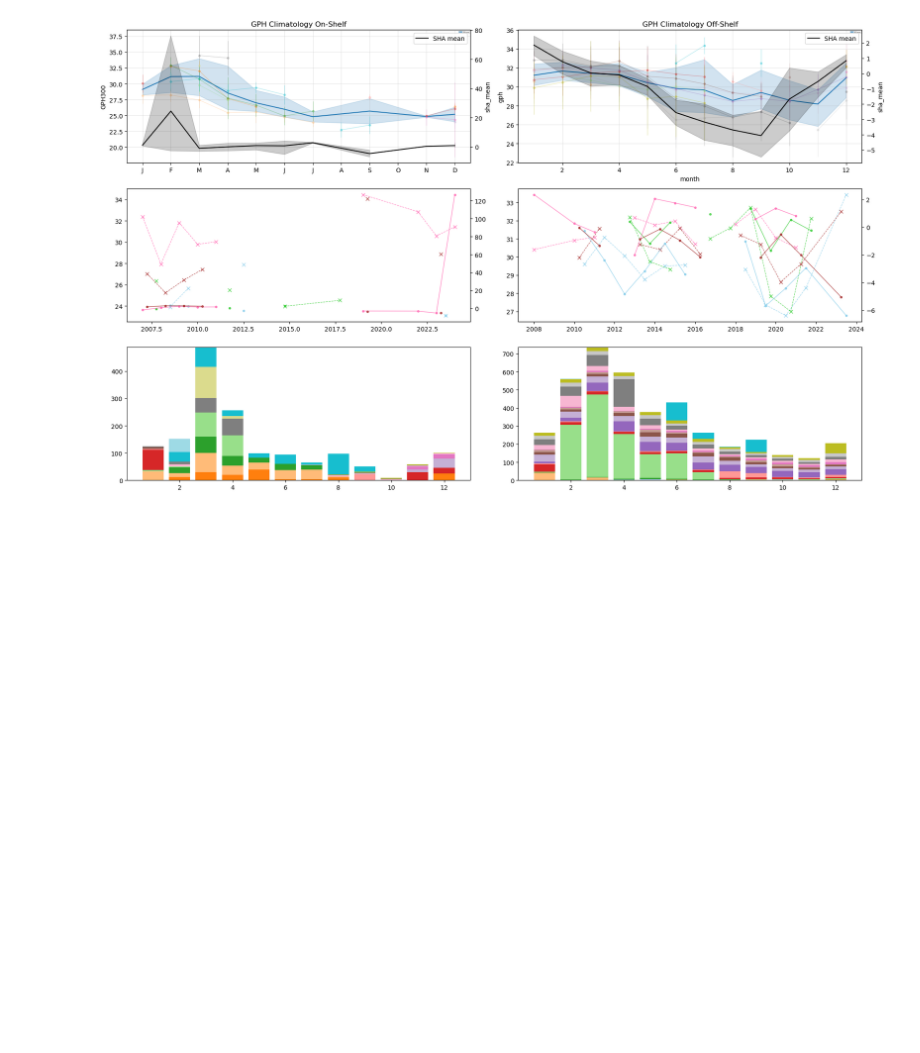
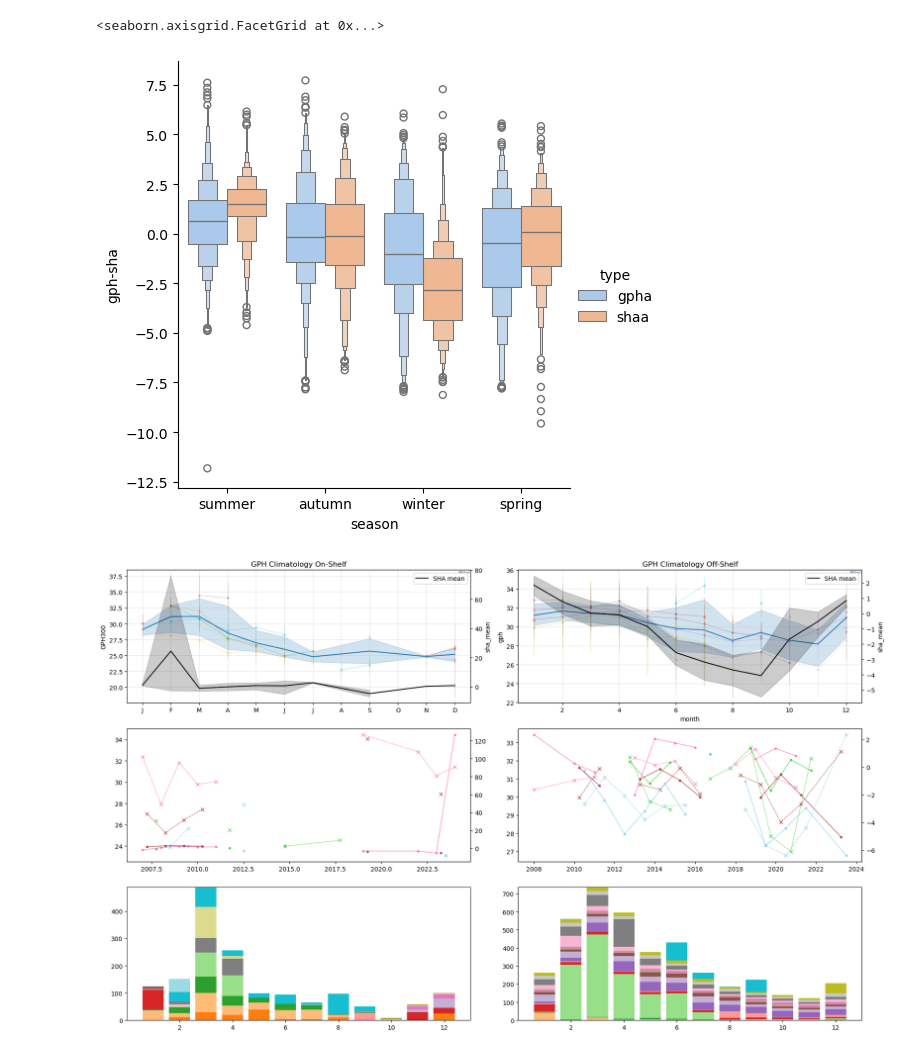
Before and after one commit to eejco/thesis_c3, a Jupyter notebook: c3_steric_height.ipynb, the cells around one changed output. Saved outputs shown, nothing was run; the diff lists cells and outputs as text; code cells hidden in the pictures; blank space fills up the shorter version.

```diff
--- a/c3_steric_height.ipynb
+++ b/c3_steric_height.ipynb
@@ -134,3 +160,15 @@ month_values = xr.DataArray(np.arange(1,13),coords={'month':np.arange(1,13)})
+# %%
+dfsns=dfoffshelf.reset_index().melt(
+    value_vars=['gpha', 'shaa'],
+    var_name='type',
+    value_name='gph-sha',
+    id_vars=['season']
+)
+
+sns.catplot(data=dfsns,x='season',y='gph-sha',hue='type',order=['summer','autumn','winter','spring'],kind='boxen',palette='pastel')
+# %% [output]
+<seaborn.axisgrid.FacetGrid at 0x...>
+[figure, added]
 # %%
 def yearly_climatology(ax,y,datamean,datastd):
     data = datamean.where(datamean.year==y,drop=True)
```
Also changed, not shown: parts of 4 cells of this notebook, 4 other files.
